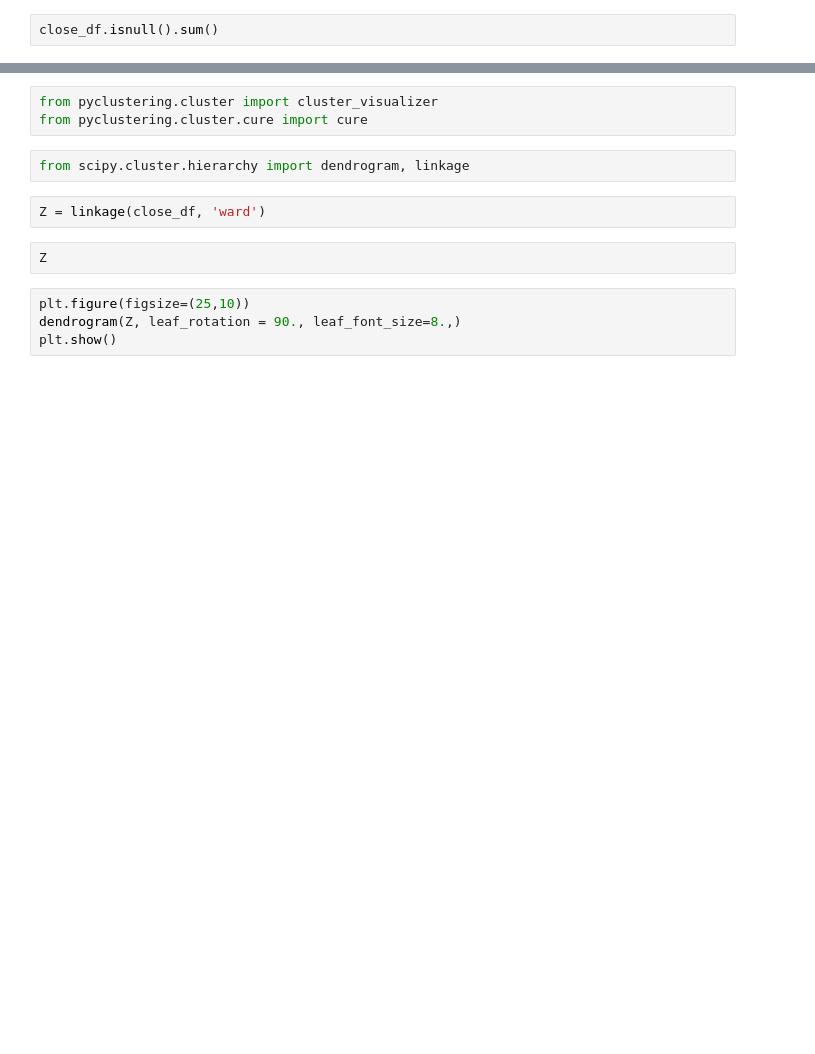
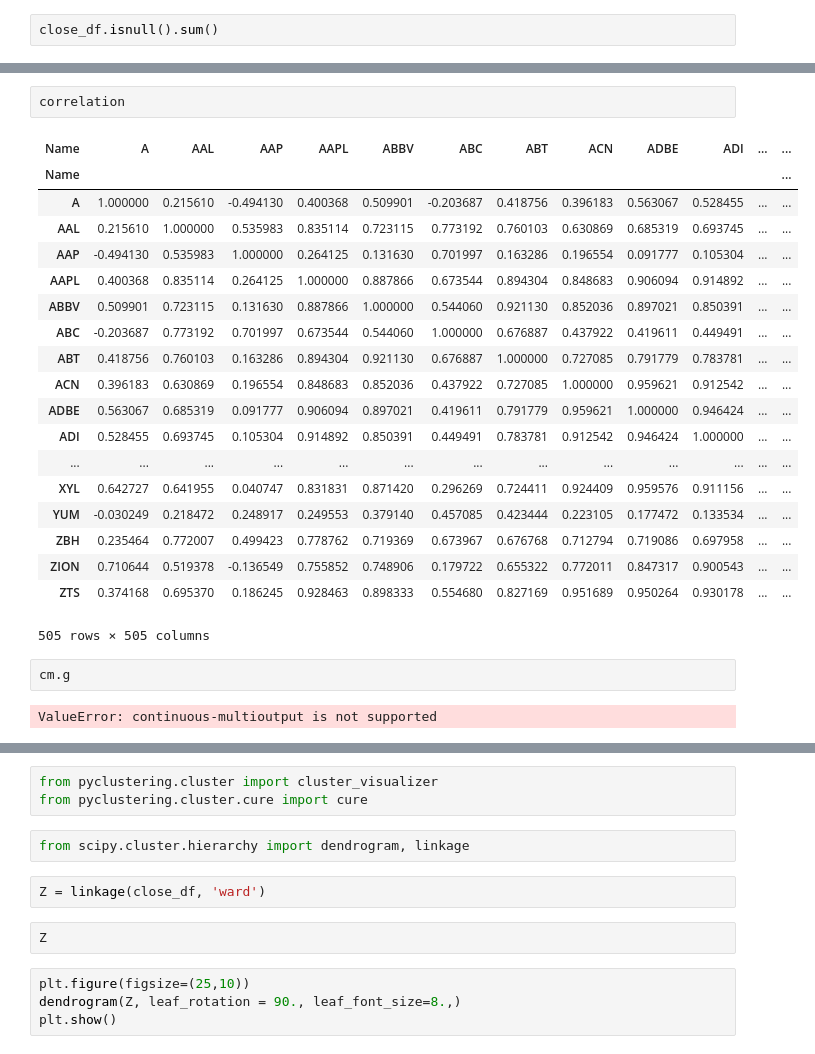
Before and after one commit to Aaivazi000/fintech-master, a Jupyter notebook: Marin Workspace/marin_5.9.ipynb, the cells around one changed output, grey strips where cells are left out. Drawn from its saved outputs; the diff is of its cells as text; blank space fills up the shorter version.

```diff
--- a/Marin Workspace/marin_5.9.ipynb
+++ b/Marin Workspace/marin_5.9.ipynb
@@ -89,0 +192,26 @@ close_df.isnull().sum()
+# %%
+correlation
+# %% [output]
+| Name | A | AAL | AAP | AAPL | ABBV | ABC | ABT | ACN | ADBE | ADI | ... | ... |
+| Name |  |  |  |  |  |  |  |  |  |  |  | ... |
+| A | 1.000000 | 0.215610 | -0.494130 | 0.400368 | 0.509901 | -0.203687 | 0.418756 | 0.396183 | 0.563067 | 0.528455 | ... | ... |
+| AAL | 0.215610 | 1.000000 | 0.535983 | 0.835114 | 0.723115 | 0.773192 | 0.760103 | 0.630869 | 0.685319 | 0.693745 | ... | ... |
+| AAP | -0.494130 | 0.535983 | 1.000000 | 0.264125 | 0.131630 | 0.701997 | 0.163286 | 0.196554 | 0.091777 | 0.105304 | ... | ... |
+| AAPL | 0.400368 | 0.835114 | 0.264125 | 1.000000 | 0.887866 | 0.673544 | 0.894304 | 0.848683 | 0.906094 | 0.914892 | ... | ... |
+| ABBV | 0.509901 | 0.723115 | 0.131630 | 0.887866 | 1.000000 | 0.544060 | 0.921130 | 0.852036 | 0.897021 | 0.850391 | ... | ... |
+| ABC | -0.203687 | 0.773192 | 0.701997 | 0.673544 | 0.544060 | 1.000000 | 0.676887 | 0.437922 | 0.419611 | 0.449491 | ... | ... |
+| ABT | 0.418756 | 0.760103 | 0.163286 | 0.894304 | 0.921130 | 0.676887 | 1.000000 | 0.727085 | 0.791779 | 0.783781 | ... | ... |
+| ACN | 0.396183 | 0.630869 | 0.196554 | 0.848683 | 0.852036 | 0.437922 | 0.727085 | 1.000000 | 0.959621 | 0.912542 | ... | ... |
+| ADBE | 0.563067 | 0.685319 | 0.091777 | 0.906094 | 0.897021 | 0.419611 | 0.791779 | 0.959621 | 1.000000 | 0.946424 | ... | ... |
+| ADI | 0.528455 | 0.693745 | 0.105304 | 0.914892 | 0.850391 | 0.449491 | 0.783781 | 0.912542 | 0.946424 | 1.000000 | ... | ... |
+| ... | ... | ... | ... | ... | ... | ... | ... | ... | ... | ... | ... | ... |
+| XYL | 0.642727 | 0.641955 | 0.040747 | 0.831831 | 0.871420 | 0.296269 | 0.724411 | 0.924409 | 0.959576 | 0.911156 | ... | ... |
+| YUM | -0.030249 | 0.218472 | 0.248917 | 0.249553 | 0.379140 | 0.457085 | 0.423444 | 0.223105 | 0.177472 | 0.133534 | ... | ... |
+| ZBH | 0.235464 | 0.772007 | 0.499423 | 0.778762 | 0.719369 | 0.673967 | 0.676768 | 0.712794 | 0.719086 | 0.697958 | ... | ... |
+| ZION | 0.710644 | 0.519378 | -0.136549 | 0.755852 | 0.748906 | 0.179722 | 0.655322 | 0.772011 | 0.847317 | 0.900543 | ... | ... |
+| ZTS | 0.374168 | 0.695370 | 0.186245 | 0.928463 | 0.898333 | 0.554680 | 0.827169 | 0.951689 | 0.950264 | 0.930178 | ... | ... |
+505 rows × 505 columns
+# %%
+cm.g
+# %% [output]
+ValueError: continuous-multioutput is not supported
```
Also changed, not shown: parts of 13 cells of this notebook, 1 other file.
